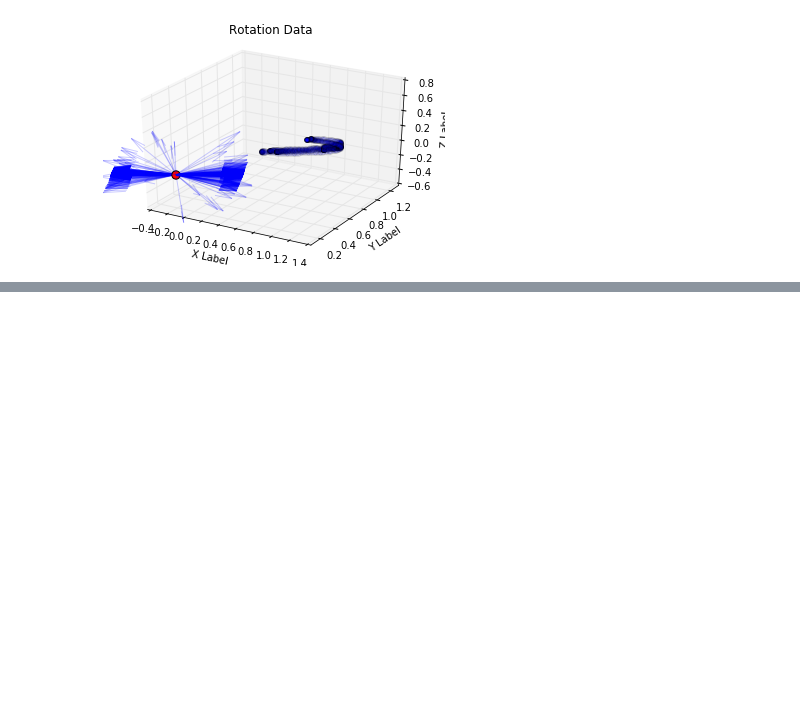
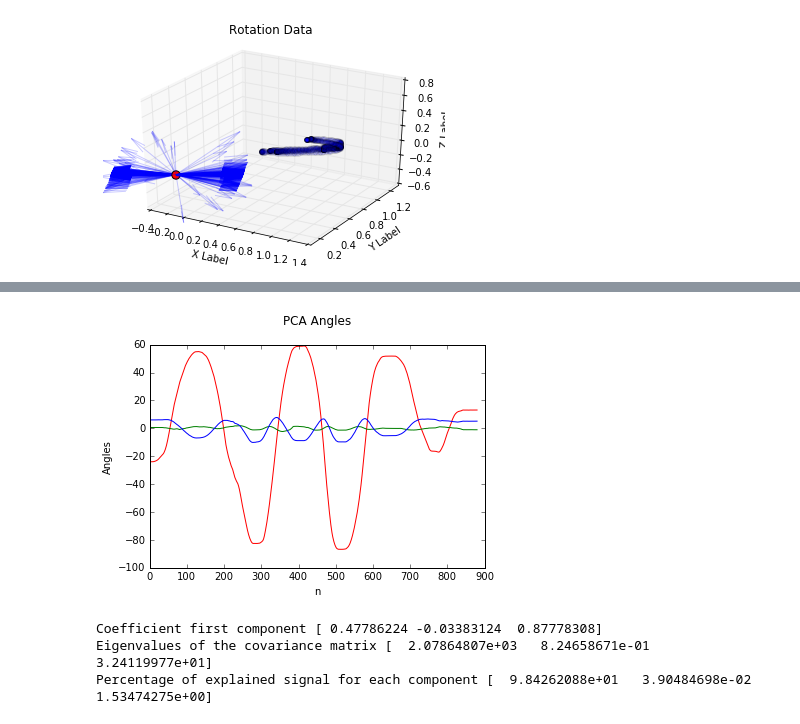
Before and after one commit to BSEL-UC3M/AlgiaCervical-EMarinetto, a Jupyter notebook: Demo Code for Algia Cervical.ipynb, the cells around one changed output, grey strips where cells are left out. Saved outputs shown, nothing was run; the diff lists cells and outputs as text; code cells hidden in the pictures; blank space fills up the shorter version.

```diff
--- a/Demo Code for Algia Cervical.ipynb
+++ b/Demo Code for Algia Cervical.ipynb
@@ -654,0 +808,48 @@ plt.show()
+# %%
+def PCA(A):
+    """ performs principal components analysis
+     (PCA) on the n-by-p data matrix A
+     Rows of A correspond to observations, columns to variables.
+
+    Returns :
+    coeff :
+    is a p-by-p matrix, each column containing coefficients
+    for one principal component.
+    score :
+    the principal component scores; that is, the representation
+    of A in the principal component space. Rows of SCORE
+    correspond to observations, columns to components.
+    latent :
+    a vector containing the eigenvalues
+    of the covariance matrix of A.
+    """
+    # computing eigenvalues and eigenvectors of covariance matrix
+    M = (A-np.mean(A.T,axis=1)).T # subtract the mean (along columns)
+    [latent,coeff] = np.linalg.eig(np.cov(M)) # attention:not always sorted
+    score = np.dot(coeff.T,M).T # projection of the data in the new space
+    return coeff,score,latent
+
+
+coeff,score,latent = PCA(eulerAng)
+
+fig = plt.figure()
+ax = fig.add_subplot(111)
+ax.plot(score[:,0],'r')
+ax.plot(score[:,1],'g')
+ax.plot(score[:,2],'b')
+ax.set_xlabel('n')
+ax.set_ylabel('Angles')
+ax.set_title('PCA Angles\n')
+
+plt.show()
+print 'Coefficient first component', coeff[:,0]
+print 'Eigenvalues of the covariance matrix', latent
+print 'Percentage of explained signal for each component', 100*latent/np.sum(latent)
+
+
+angleData = score[:,0] - score[0,0]
+# %% [output]
+[figure, added]
+Coefficient first component [ 0.47786224 -0.03383124  0.87778308]
+Eigenvalues of the covariance matrix [  2.07864807e+03   8.24658671e-01   3.24119977e+01]
+Percentage of explained signal for each component [  9.84262088e+01   3.90484698e-02   1.53474275e+00]
```
Also changed, not shown: parts of 9 cells of this notebook.
